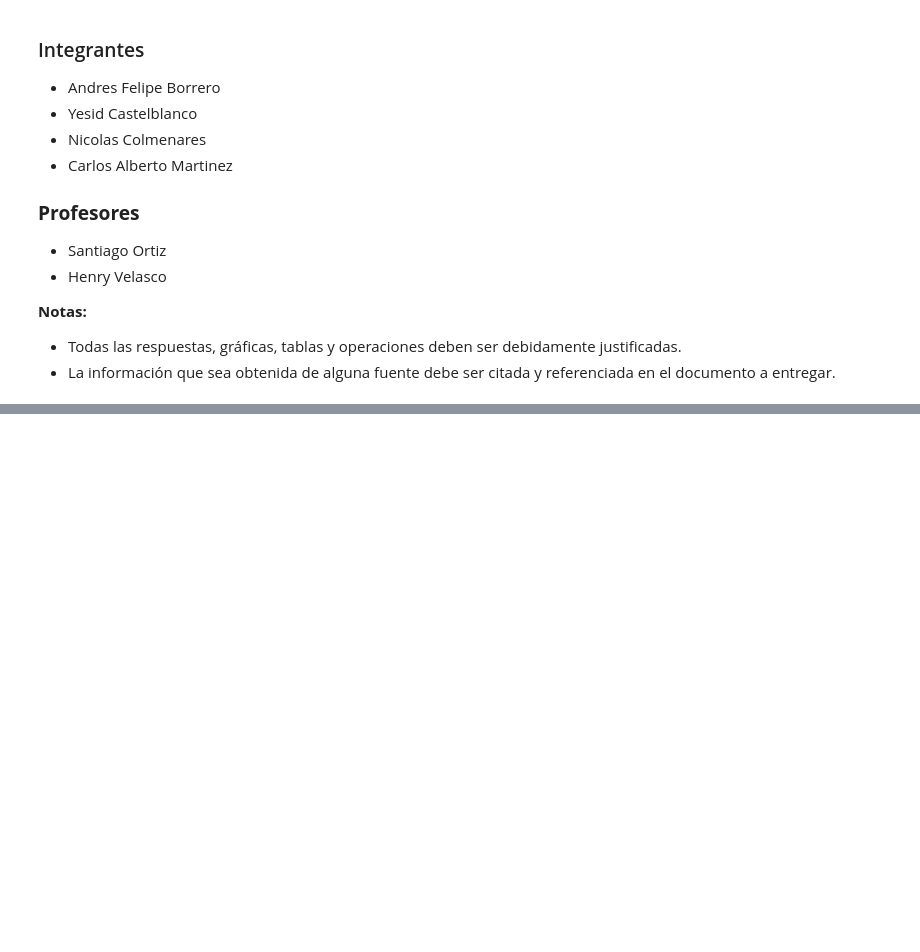
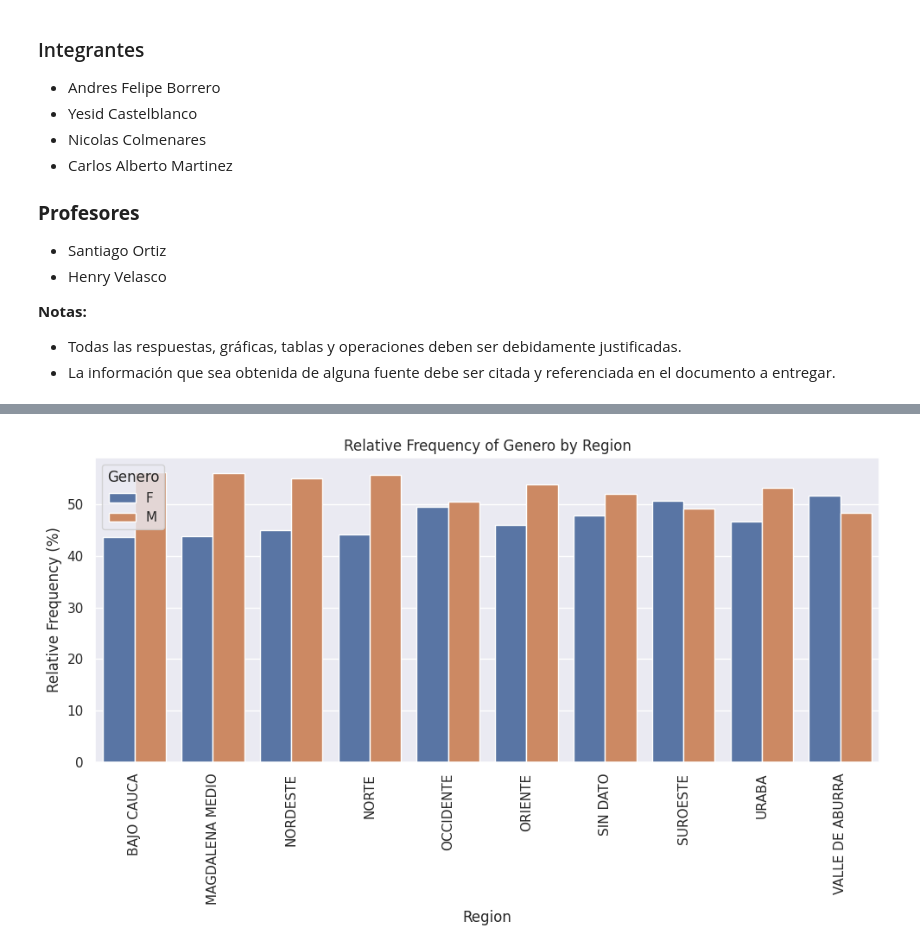
Before and after one commit to cam2149/MachinelearningI, a Jupyter notebook: Examen3_Ejercicio4.ipynb, the cells around one changed output, grey strips where cells are left out. Drawn from its saved outputs; the diff is of its cells as text; code cells hidden in the pictures; blank space fills up the shorter version.

```diff
--- a/Examen3_Ejercicio4.ipynb
+++ b/Examen3_Ejercicio4.ipynb
@@ -187,3 +71,7 @@ print(dfHousing.feature_names[0:6])
 # %%
 url = 'https://github.com/cam2149/MachinelearningI/raw/19a9b08e636dd80915a4727c674a04c64a962b59/Dengue_Data.xlsx'
 dfDengue = pd.read_excel(url, sheet_name='datos_2')
+# %%
+newHeaders = 'Edad', 'GrupoEdad', 'Genero', 'Area', 'Area1', 'Area2','Ocupacion', 'Etnia', 'Discapacidad', 'Desplazados', 'Inmigrantes',      'Prisionero', 'Embarazada', 'Indigena', 'Pobreza', 'Gestante','Desmovilizado', 'VictimaViolencia', 'Otros', 'FechaConsulta', 'InicioSintomas','TipoConsulta', 'Hospitalizado', 'FechaHospitalizacion','TiempodeDeterioro', 'Fiebre', 'DolorCabeza', 'DolorRetroOrbitario',               'DolorMuscular', 'DolorArticular', 'ErupcionCutanea', 'DolorAbdominal', 'Vomitos', 'Diarrea','Somnolencia', 'Hipotension', 'Hepatomegalia', 'HemMucosa', 'Hipotermia','CaidaPlaquetas', 'AcumulacionLiquido', 'AumentoHematocritos', 'Extravasacion', 'Hemorroides','Choque', 'DanioOrgano', 'NombreEvento', 'Region'
+
+dfDengue.columns = newHeaders
@@ -189,0 +132,13 @@ dfDengue = pd.read_excel(url, sheet_name='datos_2')
+# %%
+genero_freq_by_region = dfDengue.groupby(['Region', 'Genero'])['Genero'].count() / dfDengue.groupby('Region')['Genero'].count() * 100
+genero_freq_by_region = genero_freq_by_region.reset_index(name='Relative Frequency')
+sns.barplot(x='Region', y='Relative Frequency', hue='Genero', data=genero_freq_by_region)
+plt.title('Relative Frequency of Genero by Region')
+plt.xlabel('Region')
+plt.ylabel('Relative Frequency (%)')
+plt.xticks(rotation=90)
+plt.legend(title='Genero')
+plt.tight_layout()
+plt.show()
+# %% [output]
+[figure, added]
```
Also changed, not shown: parts of 32 cells of this notebook.
